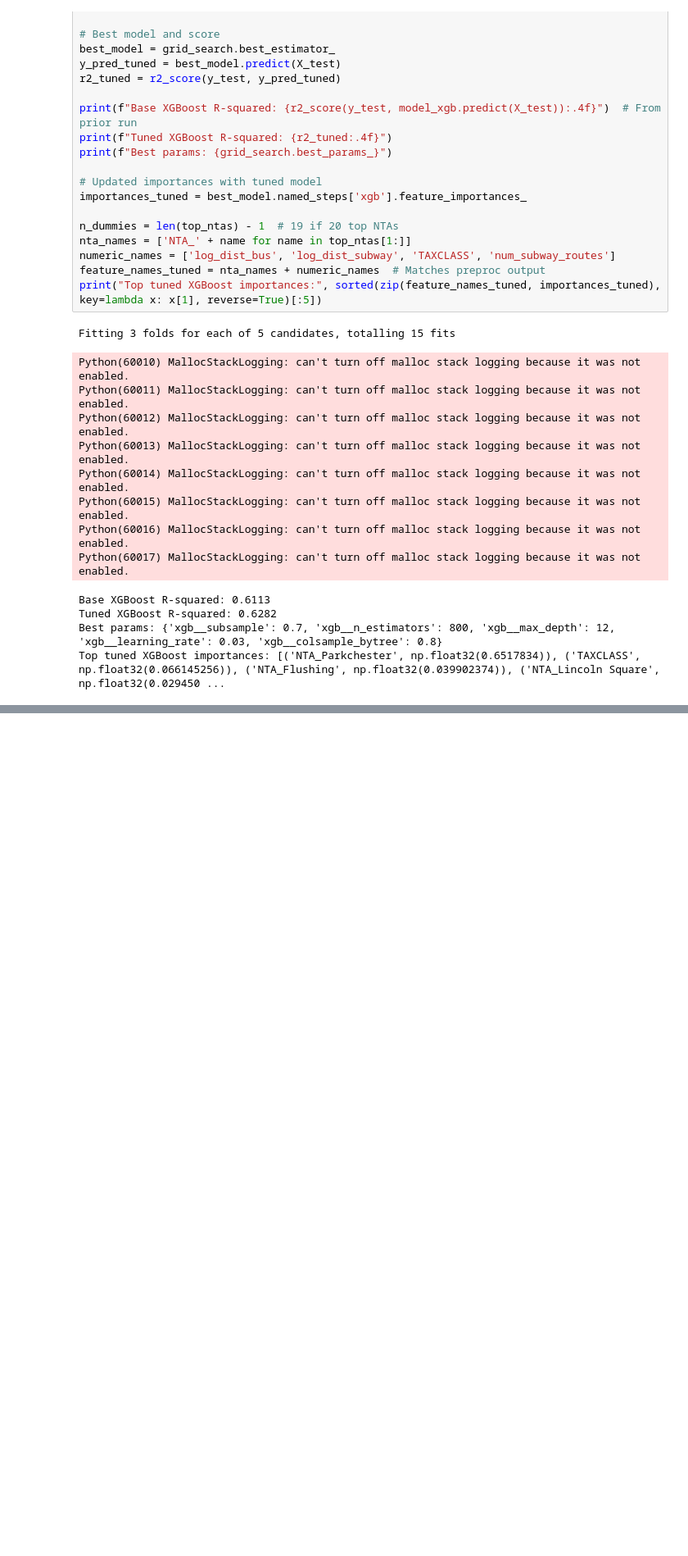
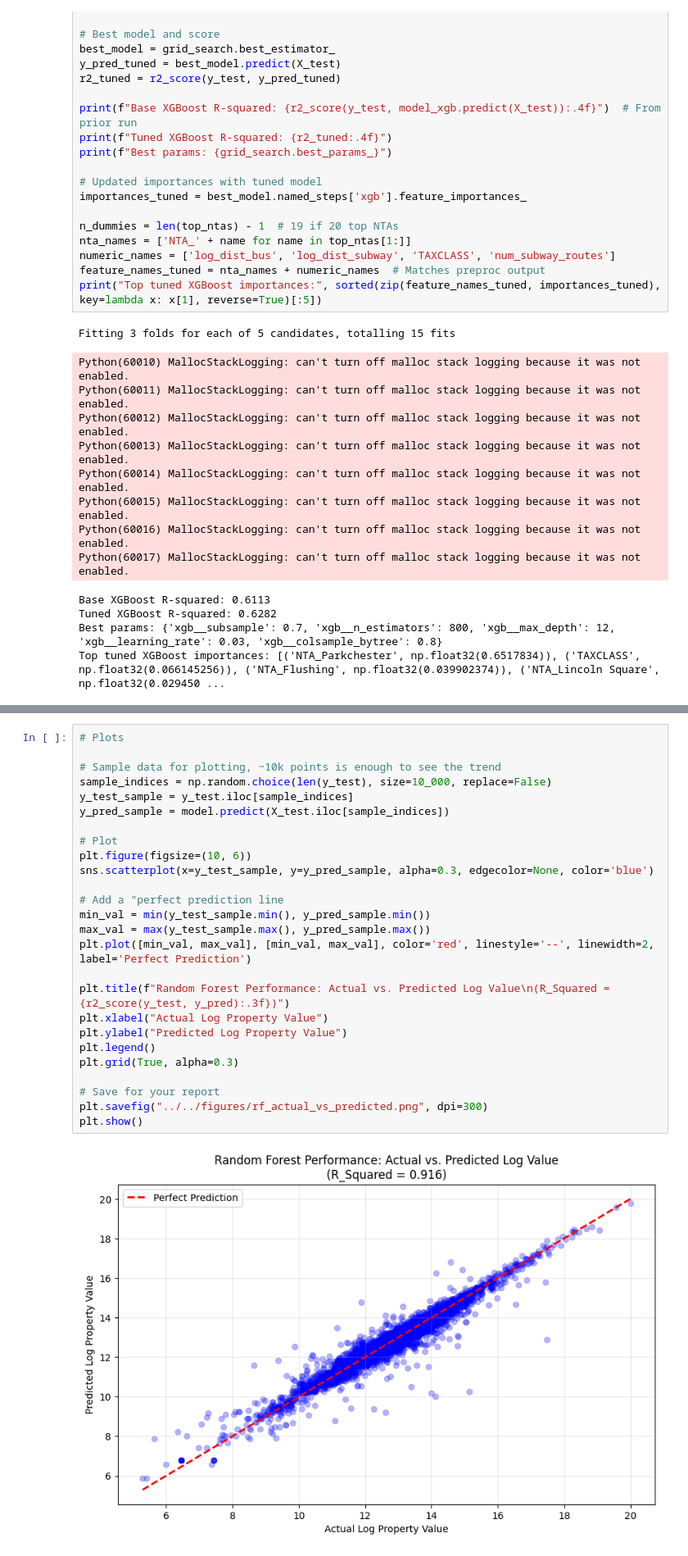
Before and after one commit to z-ferg/UrbanComputing_Final, a Jupyter notebook: src/analysis/evaluate.ipynb, the cells around one changed output, grey strips where cells are left out. Shown at 82% size. Saved outputs shown, nothing was run; the diff lists cells and outputs as text; blank space fills up the shorter version.

Commit message:
plot added

```diff
--- a/src/analysis/evaluate.ipynb
+++ b/src/analysis/evaluate.ipynb
@@ -192,0 +199,28 @@ Fold 3/5 Completed: R2 = 0.9165  (Time: 9.9 mins)
+# %%
+# Plots
+
+# Sample data for plotting, ~10k points is enough to see the trend
+sample_indices = np.random.choice(len(y_test), size=10_000, replace=False)
+y_test_sample = y_test.iloc[sample_indices]
+y_pred_sample = model.predict(X_test.iloc[sample_indices])
+
+# Plot
+plt.figure(figsize=(10, 6))
+sns.scatterplot(x=y_test_sample, y=y_pred_sample, alpha=0.3, edgecolor=None, color='blue')
+
+# Add a "perfect prediction line
+min_val = min(y_test_sample.min(), y_pred_sample.min())
+max_val = max(y_test_sample.max(), y_pred_sample.max())
+plt.plot([min_val, max_val], [min_val, max_val], color='red', linestyle='--', linewidth=2, label='Perfect Prediction')
+
+plt.title(f"Random Forest Performance: Actual vs. Predicted Log Value\n(R_Squared = {r2_score(y_test, y_pred):.3f})")
+plt.xlabel("Actual Log Property Value")
+plt.ylabel("Predicted Log Property Value")
+plt.legend()
+plt.grid(True, alpha=0.3)
+
+# Save for your report
+plt.savefig("../../figures/rf_actual_vs_predicted.png", dpi=300)
+plt.show()
+# %% [output]
+[figure, added]
```
Also changed, not shown: parts of 2 cells of this notebook, 1 other file.
